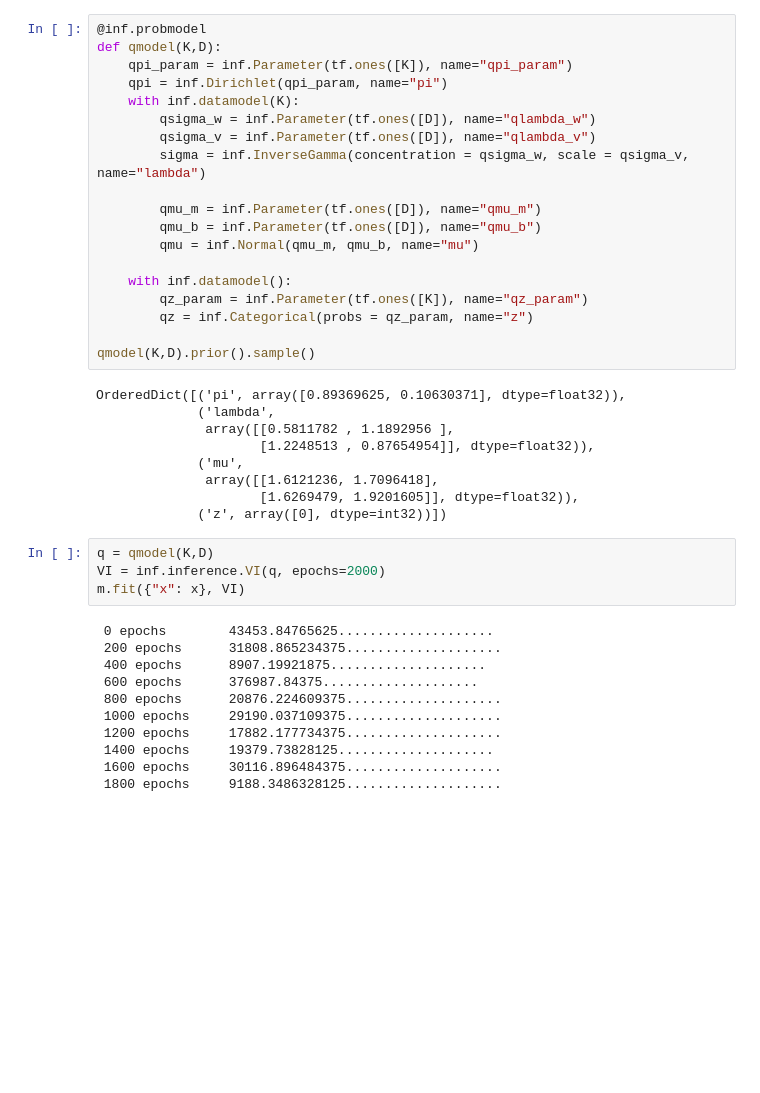
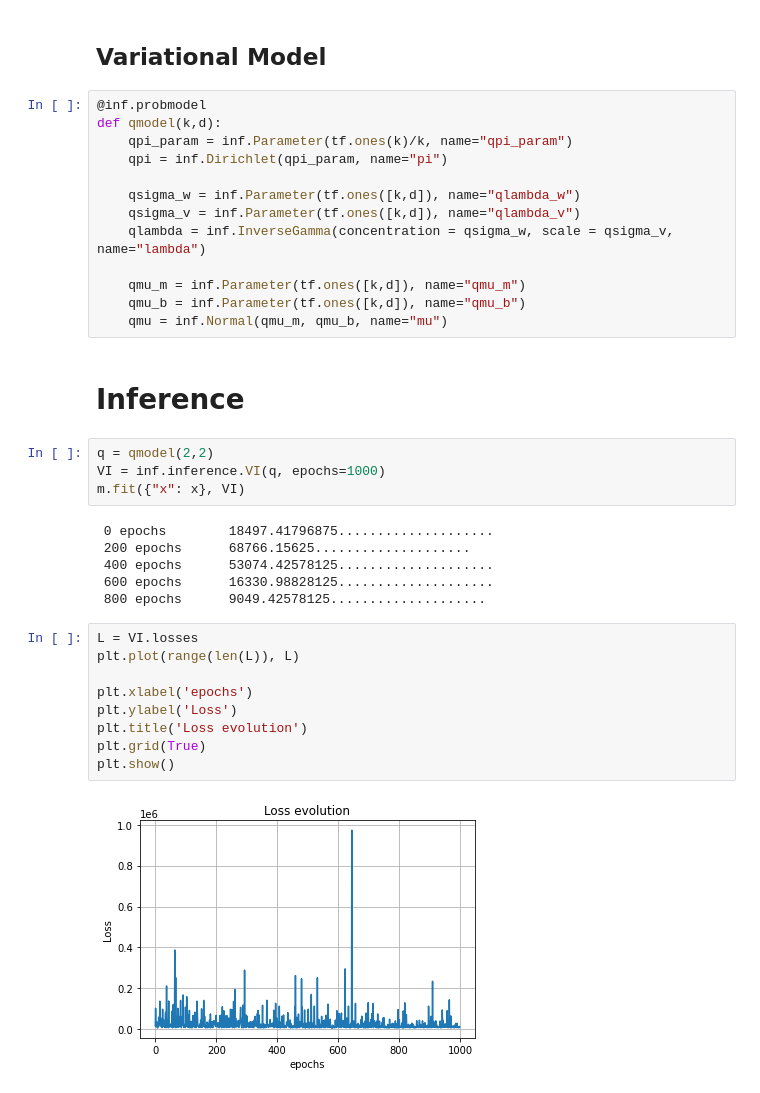
Before and after one commit to Ludvins/Statistical-Models-with-Variational-Methods, a Jupyter notebook: InferPy/GaussianMixture.ipynb, the cells around one changed output. Drawn from its saved outputs; the diff is of its cells as text; blank space fills up the shorter version.

```diff
--- a/InferPy/GaussianMixture.ipynb
+++ b/InferPy/GaussianMixture.ipynb
@@ -69,46 +84,41 @@ plt.show()
+# %% [markdown]
+## Variational Model
 # %%
 @inf.probmodel
-def qmodel(K,D):
-    qpi_param = inf.Parameter(tf.ones([K]), name="qpi_param")
+def qmodel(k,d):
+    qpi_param = inf.Parameter(tf.ones(k)/k, name="qpi_param")
     qpi = inf.Dirichlet(qpi_param, name="pi")
-    with inf.datamodel(K):
-        qsigma_w = inf.Parameter(tf.ones([D]), name="qlambda_w")
-        qsigma_v = inf.Parameter(tf.ones([D]), name="qlambda_v")
-        sigma = inf.InverseGamma(concentration = qsigma_w, scale = qsigma_v, name="lambda")
 
-        qmu_m = inf.Parameter(tf.ones([D]), name="qmu_m")
-        qmu_b = inf.Parameter(tf.ones([D]), name="qmu_b")
-        qmu = inf.Normal(qmu_m, qmu_b, name="mu")
+    qsigma_w = inf.Parameter(tf.ones([k,d]), name="qlambda_w")
+    qsigma_v = inf.Parameter(tf.ones([k,d]), name="qlambda_v")
+    qlambda = inf.InverseGamma(concentration = qsigma_w, scale = qsigma_v, name="lambda")
 
-    with inf.datamodel():
-        qz_param = inf.Parameter(tf.ones([K]), name="qz_param")
-        qz = inf.Categorical(probs = qz_param, name="z")
-
-qmodel(K,D).prior().sample()
+    qmu_m = inf.Parameter(tf.ones([k,d]), name="qmu_m")
+    qmu_b = inf.Parameter(tf.ones([k,d]), name="qmu_b")
+    qmu = inf.Normal(qmu_m, qmu_b, name="mu")
-# %% [output]
-OrderedDict([('pi', array([0.89369625, 0.10630371], dtype=float32)),
-             ('lambda',
-              array([[0.5811782 , 1.1892956 ],
-                     [1.2248513 , 0.87654954]], dtype=float32)),
-             ('mu',
-              array([[1.6121236, 1.7096418],
-                     [1.6269479, 1.9201605]], dtype=float32)),
-             ('z', array([0], dtype=int32))])
+# %% [markdown]
+# Inference
 # %%
-q = qmodel(K,D)
-VI = inf.inference.VI(q, epochs=2000)
+q = qmodel(2,2)
+VI = inf.inference.VI(q, epochs=1000)
 m.fit({"x": x}, VI)
 # %% [output]
- 0 epochs        43453.84765625....................
- 200 epochs      31808.865234375....................
- 400 epochs      8907.19921875....................
- 600 epochs      376987.84375....................
- 800 epochs      20876.224609375....................
- 1000 epochs     29190.037109375....................
- 1200 epochs     17882.177734375....................
- 1400 epochs     19379.73828125....................
- 1600 epochs     30116.896484375....................
- 1800 epochs     9188.3486328125....................
+ 0 epochs        18497.41796875....................
+ 200 epochs      68766.15625....................
+ 400 epochs      53074.42578125....................
+ 600 epochs      16330.98828125....................
+ 800 epochs      9049.42578125....................
+# %%
+L = VI.losses
+plt.plot(range(len(L)), L)
+
+plt.xlabel('epochs')
+plt.ylabel('Loss')
+plt.title('Loss evolution')
+plt.grid(True)
+plt.show()
+# %% [output]
+[figure, added]
 # %%
 m.posterior().parameters()
 # %% [output]
```
Also changed, not shown: parts of 16 cells of this notebook, 10 other files.
